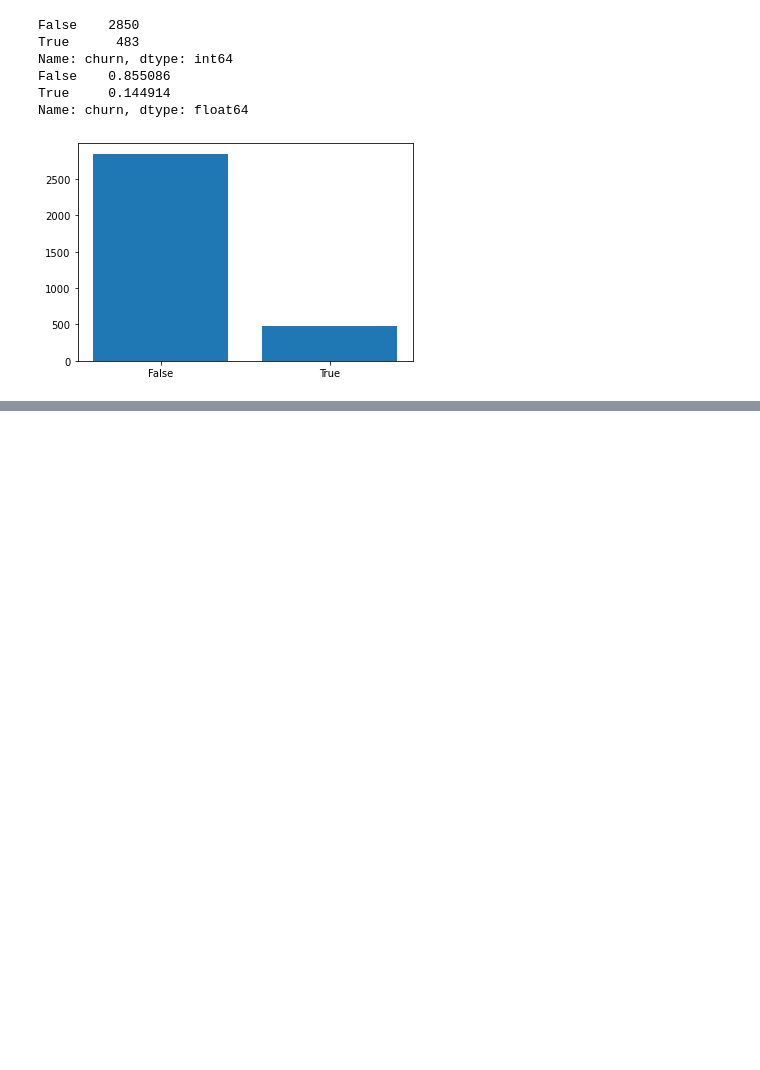
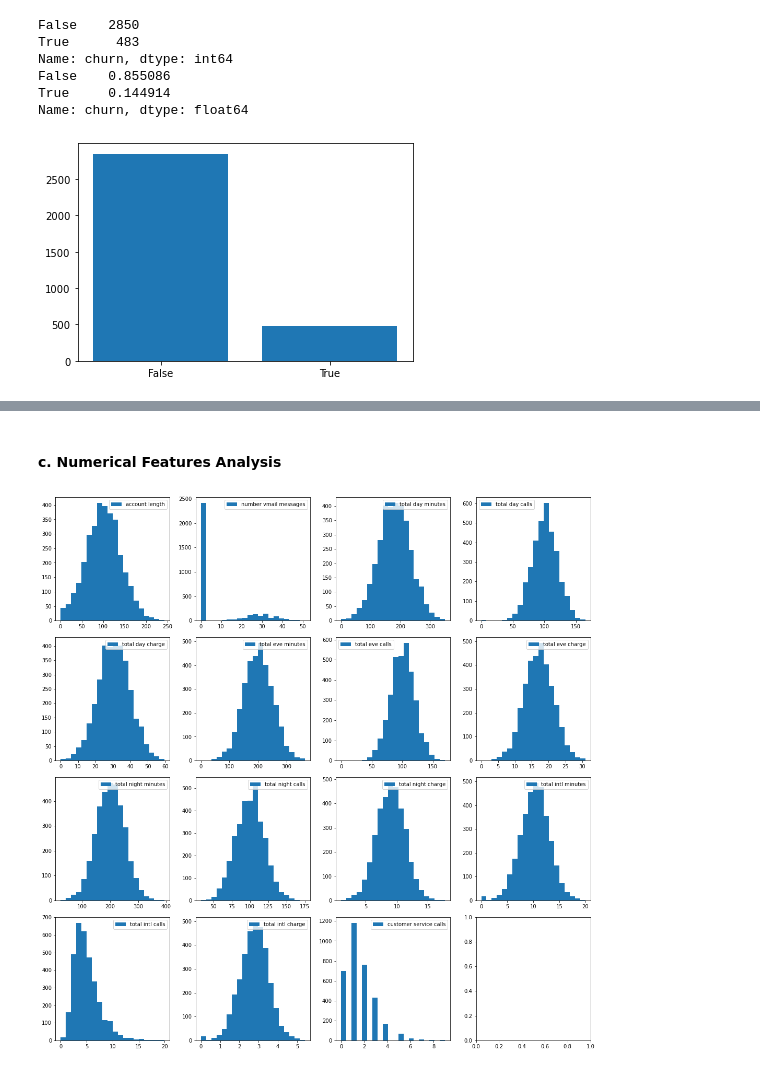
Before and after one commit to taingocbui/phase3_project, a Jupyter notebook: project3.ipynb, the cells around one changed output, grey strips where cells are left out. Drawn from its saved outputs; the diff is of its cells as text; code cells hidden in the pictures; blank space fills up the shorter version.

```diff
--- a/project3.ipynb
+++ b/project3.ipynb
@@ -85,0 +145,15 @@ This public dataset is provided by the CrowdAnalytix community as part of their
+# %% [markdown]
+#### c. Numerical Features Analysis
+# %%
+#Select features with numeric values
+numeric_features = df.select_dtypes('number').columns
+
+fig, ax = plt.subplots(ncols = 4, nrows = 4, figsize = (15,15))
+for i in range(len(numeric_features)):
+    col = i%4
+    row = i//4
+    ax[row][col].hist(df[numeric_features[i]], label = numeric_features[i], bins = 20)
+    ax[row][col].legend()
+plt.tight_layout()
+# %% [output]
+[figure, added]
```
Also changed, not shown: parts of 30 cells of this notebook.
